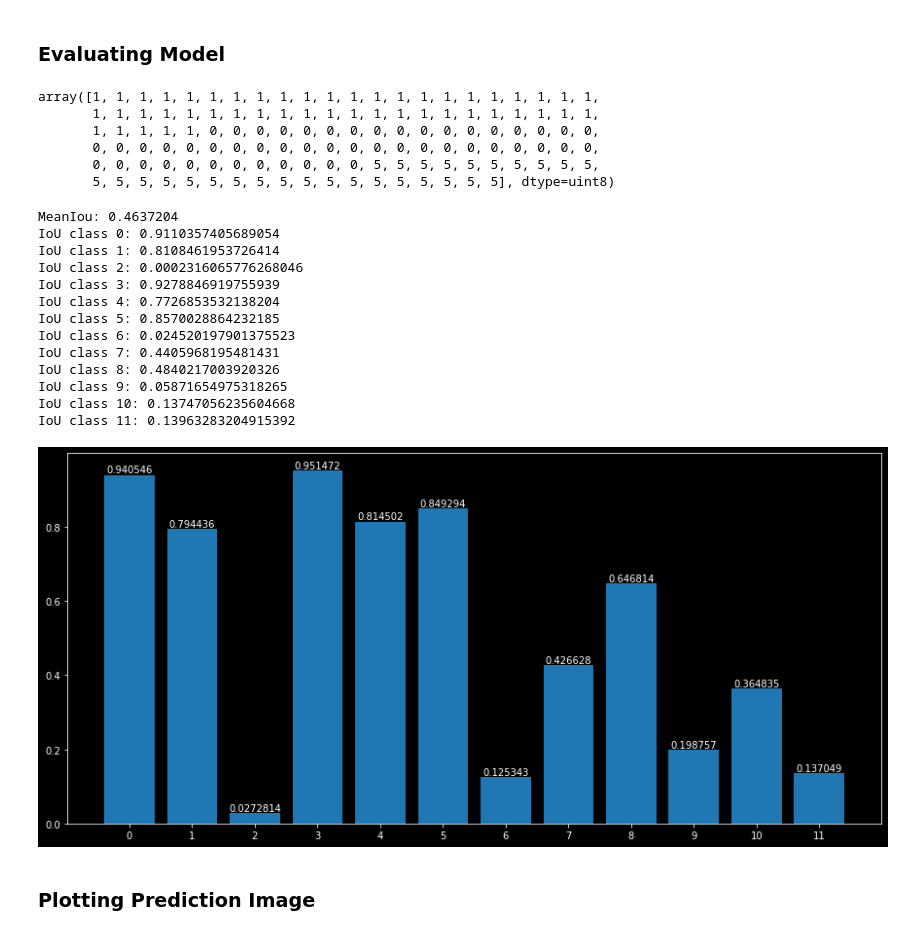
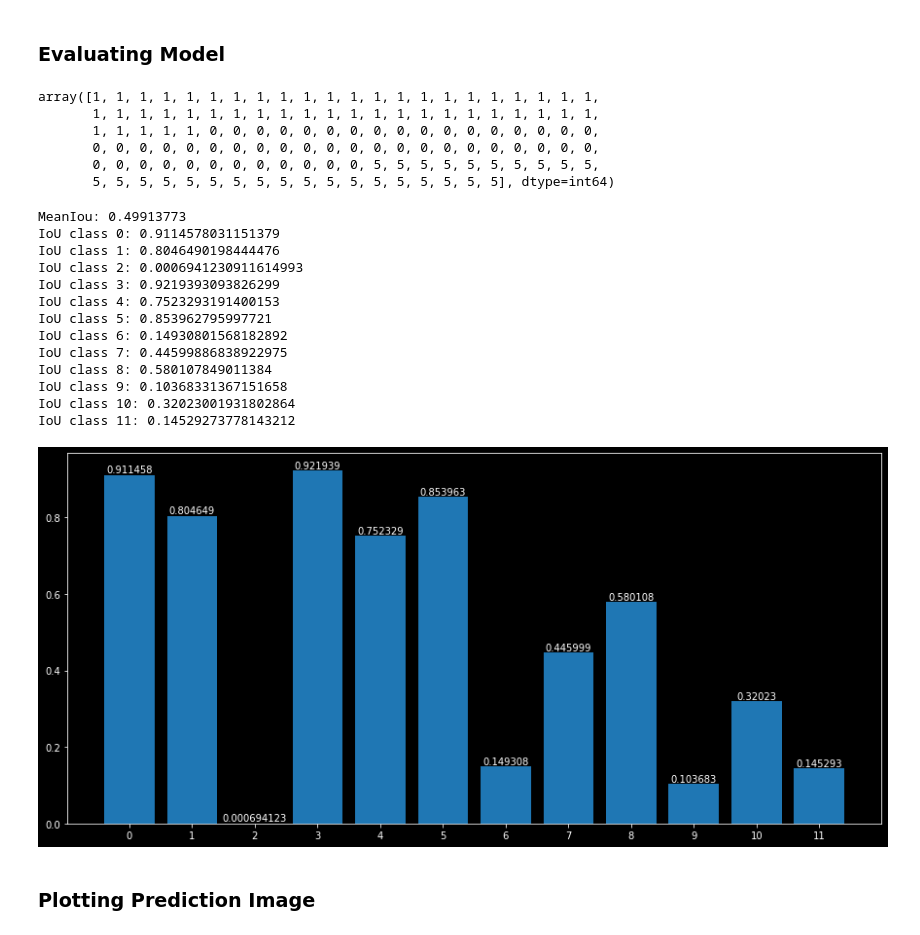
Before and after one commit to edutjie/Computer-Vision-Indonesia.AI, a Jupyter notebook: 8. Final Project/segmentation_self_driving_car.ipynb, the cells around one changed output. Cells and saved outputs as stored; diff of their text form; code cells hidden in the pictures.

Commit message:
Updated FCN8s using not sparse loss

```diff
--- a/8. Final Project/segmentation_self_driving_car.ipynb
+++ b/8. Final Project/segmentation_self_driving_car.ipynb
@@ -339,23 +339,10 @@ array([[0.05490196, 0.05490196, 0.05490196],
 ## Helper Functions
 # %% [markdown]
 ### Pixel-wise Cross Entropy Loss Function
-# %%
-def pixel_wise_cross_entropy(y_true, y_pred):
-    # Reshape into (batch_size, sequence_length)
-    output_shape = y_pred.get_shape()
-    targets = tf.cast(tf.reshape(y_true, [-1]), 'int64')
-    logits = tf.reshape(y_pred, [-1, int(output_shape[-1])])
-    print('logits ',logits.get_shape())
-    res = tf.nn.sparse_softmax_cross_entropy_with_logits(
-        labels=targets,
-        logits=logits)
-    if len(output_shape) >= 3:
-        # if our output includes timestep dimension
-        # or spatial dimensions we need to reshape
-        res = tf.reduce_sum(res)
-        return(res)
-    else:
-        return(res)
+# %%
+def pixel_wise_cross_entropy(y_true, y_pred):
+    loss = tf.nn.softmax_cross_entropy_with_logits(labels=y_true, logits=y_pred)
+    return(tf.reduce_sum(loss))
 # %% [markdown]
 ### Other Functions
 # %%
@@ -763,4 +746,4 @@ Train: 0.916, Test: 0.874
 # %%
-fcn8s_best_model = keras.models.load_model("checkpoints/fcn8s_best_model.hdf5", custom_objects={'pixel_wise_cross_entropy': pixel_wise_cross_entropy})
+fcn8s_best_model = keras.models.load_model("checkpoints/fcn8s_best_model2.hdf5", custom_objects={'pixel_wise_cross_entropy': pixel_wise_cross_entropy})
 eval_model(fcn8s_best_model, X_train, y_train, X_test, y_test)
 # %% [output]
@@ -789,31 +771,31 @@ array([1, 1, 1, 1, 1, 1, 1, 1, 1, 1, 1, 1, 1, 1, 1, 1, 1, 1, 1, 1, 1, 1,
 # %% [markdown]
 ### Evaluating Model
 # %%
-y_test[0, 0, :]
+y_test_argmax[0, 0, :]
 # %% [output]
 array([1, 1, 1, 1, 1, 1, 1, 1, 1, 1, 1, 1, 1, 1, 1, 1, 1, 1, 1, 1, 1, 1,
        1, 1, 1, 1, 1, 1, 1, 1, 1, 1, 1, 1, 1, 1, 1, 1, 1, 1, 1, 1, 1, 1,
        1, 1, 1, 1, 1, 0, 0, 0, 0, 0, 0, 0, 0, 0, 0, 0, 0, 0, 0, 0, 0, 0,
        0, 0, 0, 0, 0, 0, 0, 0, 0, 0, 0, 0, 0, 0, 0, 0, 0, 0, 0, 0, 0, 0,
        0, 0, 0, 0, 0, 0, 0, 0, 0, 0, 0, 0, 5, 5, 5, 5, 5, 5, 5, 5, 5, 5,
-       5, 5, 5, 5, 5, 5, 5, 5, 5, 5, 5, 5, 5, 5, 5, 5, 5, 5], dtype=uint8)
+       5, 5, 5, 5, 5, 5, 5, 5, 5, 5, 5, 5, 5, 5, 5, 5, 5, 5], dtype=int64)
 # %%
-fcn8s_m = calculate_mean_iou(y_test, fcn8s_y_pred, num_class)
+fcn8s_m = calculate_mean_iou(y_test_argmax, fcn8s_y_pred, num_class)
 # %% [output]
-MeanIou: 0.4637204
-IoU class 0: 0.9110357405689054
-IoU class 1: 0.8108461953726414
-IoU class 2: 0.0002316065776268046
-IoU class 3: 0.9278846919755939
-IoU class 4: 0.7726853532138204
-IoU class 5: 0.8570028864232185
-IoU class 6: 0.024520197901375523
-IoU class 7: 0.4405968195481431
-IoU class 8: 0.4840217003920326
-IoU class 9: 0.05871654975318265
-IoU class 10: 0.13747056235604668
-IoU class 11: 0.13963283204915392
+MeanIou: 0.49913773
+IoU class 0: 0.9114578031151379
+IoU class 1: 0.8046490198444476
+IoU class 2: 0.0006941230911614993
+IoU class 3: 0.9219393093826299
+IoU class 4: 0.7523293191400153
+IoU class 5: 0.853962795997721
+IoU class 6: 0.14930801568182892
+IoU class 7: 0.44599886838922975
+IoU class 8: 0.580107849011384
+IoU class 9: 0.10368331367151658
+IoU class 10: 0.32023001931802864
+IoU class 11: 0.14529273778143212
-[figure, old version]
+[figure, new version]
 # %% [markdown]
 ### Plotting Prediction Image
 # %%
```
Also changed, not shown: parts of 9 cells of this notebook.
